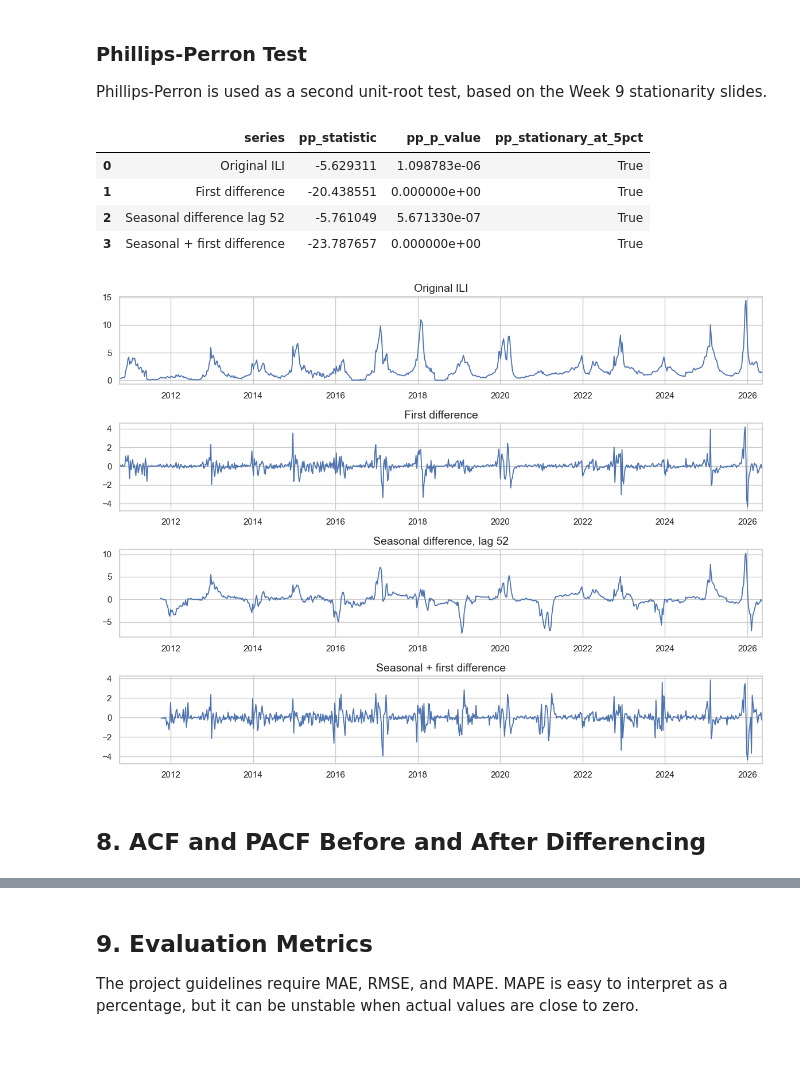
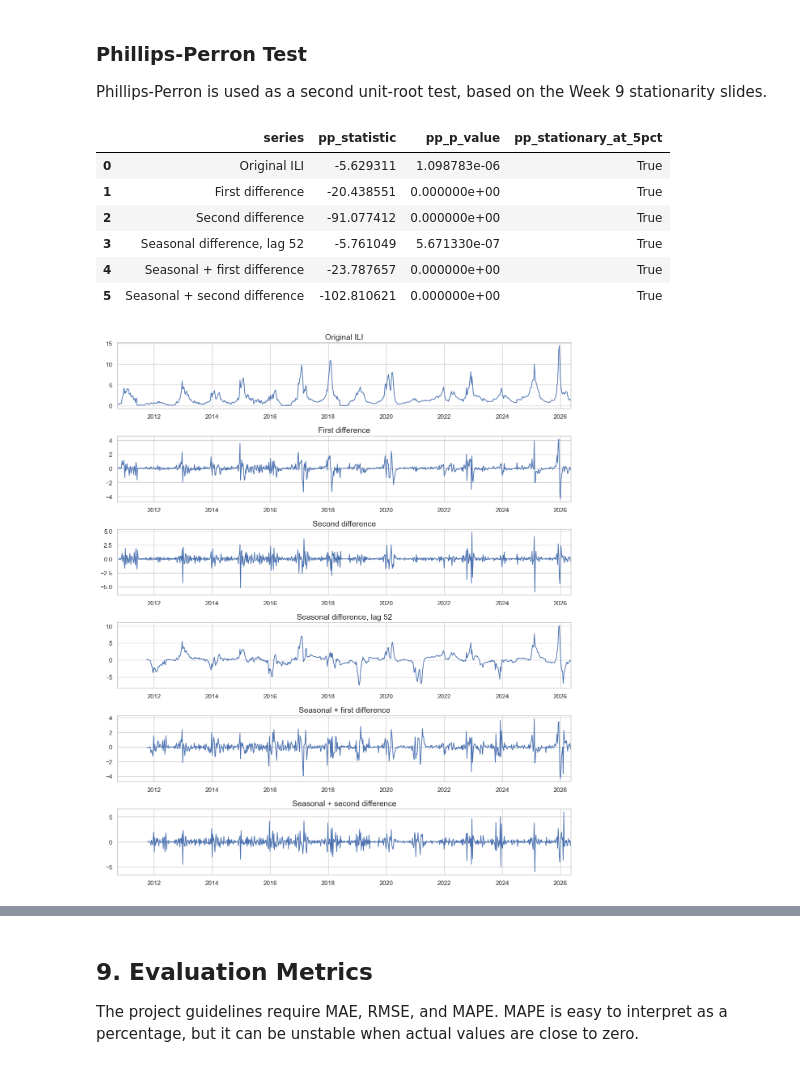
Before and after one commit to daniellaili/TimeSeriesProject, a Jupyter notebook: TimeSeries_ILI_EDA.ipynb, the cells around one changed output, grey strips where cells are left out. Drawn from its saved outputs; the diff is of its cells as text; code cells hidden in the pictures.

Commit message:
added extra diff for tests and testing sarima models

```diff
--- a/TimeSeries_ILI_EDA.ipynb
+++ b/TimeSeries_ILI_EDA.ipynb
@@ -248,14 +248,23 @@ def adf_summary(series, name):
     })
 
 first_diff = y.diff()
+second_diff = y.diff().diff()
 seasonal_diff = y.diff(SEASONAL_PERIOD)
 seasonal_first_diff = y.diff(SEASONAL_PERIOD).diff()
+seasonal_second_diff = y.diff(SEASONAL_PERIOD).diff().diff()
+
+series_to_plot = [
+    (y, "Original ILI"),
+    (first_diff, "First difference"),
+    (second_diff, "Second difference"),
+    (seasonal_diff, "Seasonal difference, lag 52"),
+    (seasonal_first_diff, "Seasonal + first difference"),
+    (seasonal_second_diff, "Seasonal + second difference"),
+]
 
 adf_results = pd.DataFrame([
-    adf_summary(y, "Original ILI"),
-    adf_summary(first_diff, "First difference"),
-    adf_summary(seasonal_diff, "Seasonal difference lag 52"),
-    adf_summary(seasonal_first_diff, "Seasonal + first difference"),
+    adf_summary(series, name)
+    for series, name in series_to_plot
 ])
 
 adf_results
@@ -284,12 +295,7 @@ except ModuleNotFoundError:
     from arch.unitroot import PhillipsPerron
 
 pp_results = []
-for name, series in [
-    ("Original ILI", y),
-    ("First difference", first_diff),
-    ("Seasonal difference lag 52", seasonal_diff),
-    ("Seasonal + first difference", seasonal_first_diff),
-]:
+for name, series in [(name, series) for series, name in series_to_plot]:
     pp_test = PhillipsPerron(series.dropna())
     pp_results.append({
         "series": name,
@@ -304,26 +310,19 @@ pp_results
 |  | series | pp_statistic | pp_p_value | pp_stationary_at_5pct |
 | 0 | Original ILI | -5.629311 | 1.098783e-06 | True |
 | 1 | First difference | -20.438551 | 0.000000e+00 | True |
-| 2 | Seasonal difference lag 52 | -5.761049 | 5.671330e-07 | True |
-| 3 | Seasonal + first difference | -23.787657 | 0.000000e+00 | True |
+| 2 | Second difference | -91.077412 | 0.000000e+00 | True |
+| 3 | Seasonal difference, lag 52 | -5.761049 | 5.671330e-07 | True |
+| 4 | Seasonal + first difference | -23.787657 | 0.000000e+00 | True |
+| 5 | Seasonal + second difference | -102.810621 | 0.000000e+00 | True |
 # %%
-fig, axes = plt.subplots(4, 1, figsize=(12, 9), sharex=False)
-
-series_to_plot = [
-    (y, "Original ILI"),
-    (first_diff, "First difference"),
-    (seasonal_diff, "Seasonal difference, lag 52"),
-    (seasonal_first_diff, "Seasonal + first difference"),
-]
+fig, axes = plt.subplots(len(series_to_plot), 1, figsize=(12, 14), sharex=False)
 
 for ax, (series, title) in zip(axes, series_to_plot):
     series.plot(ax=ax, linewidth=1.3)
     ax.set_title(title)
     ax.set_xlabel("")
 
 plt.tight_layout()
 plt.show()
 # %% [output]
-[figure, old version]
+[figure, new version]
-# %% [markdown]
-## 8. ACF and PACF Before and After Differencing
```
Also changed, not shown: parts of 27 cells of this notebook, 3 other files.
